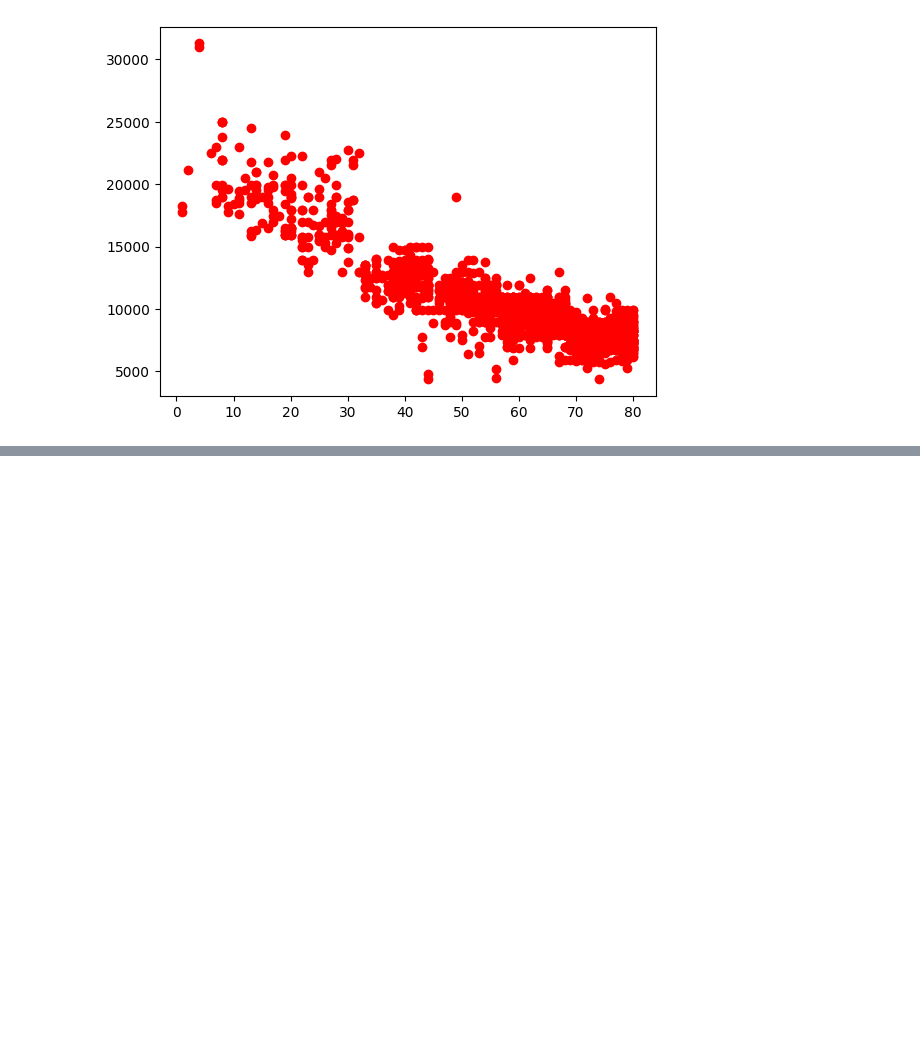
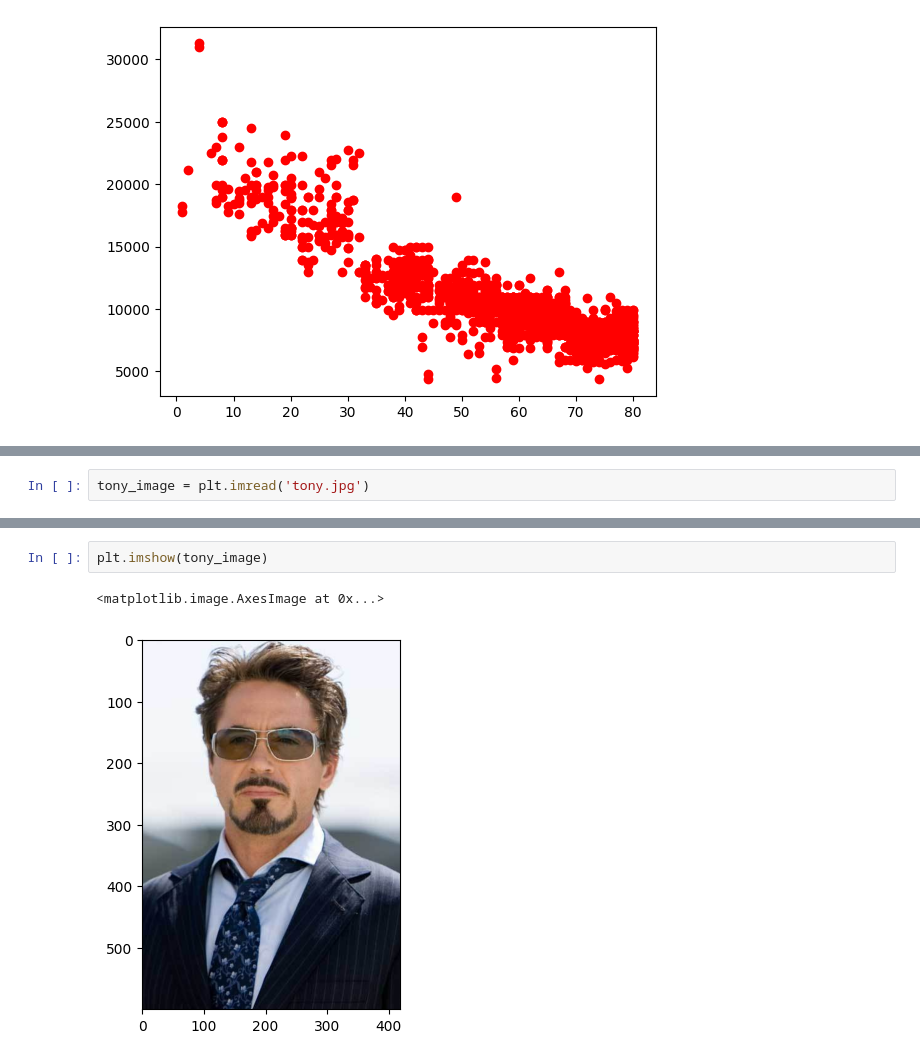
Before and after one commit to School-Related/Second-Year, a Jupyter notebook: Second Semester/Python Programming/Programs/Assignment_7.ipynb, the cells around one changed output, grey strips where cells are left out. Drawn from its saved outputs; the diff is of its cells as text; blank space fills up the shorter version.

```diff
--- a/Second Semester/Python Programming/Programs/Assignment_7.ipynb
+++ b/Second Semester/Python Programming/Programs/Assignment_7.ipynb
@@ -88,0 +116,2 @@ plt.plot(toyota_df['Age'], toyota_df['Price'], 'ro')
+# %%
+tony_image = plt.imread('tony.jpg')
@@ -88,0 +138,5 @@ plt.plot(toyota_df['Age'], toyota_df['Price'], 'ro')
+# %%
+plt.imshow(tony_image)
+# %% [output]
+<matplotlib.image.AxesImage at 0x...>
+[figure, added]
```
Also changed, not shown: parts of 4 cells of this notebook, 9 other files.
